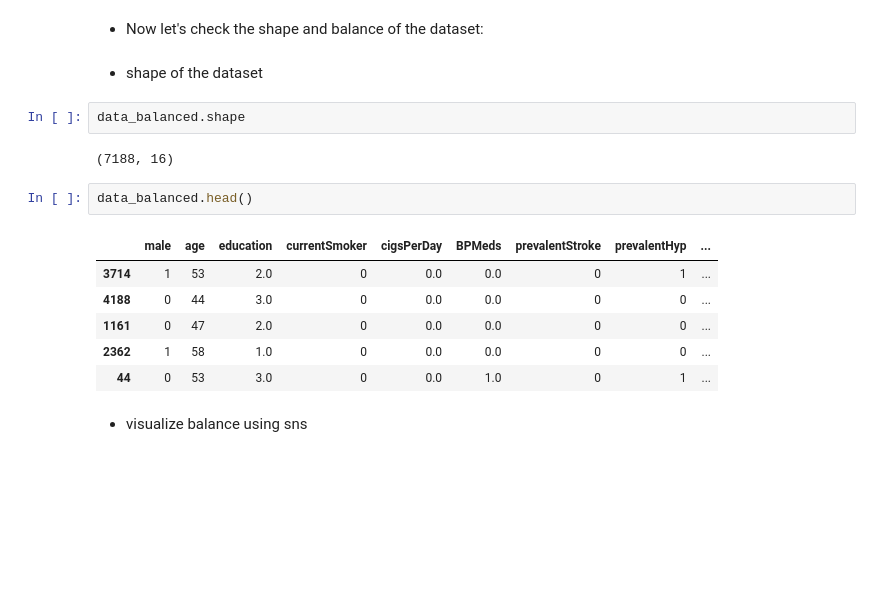
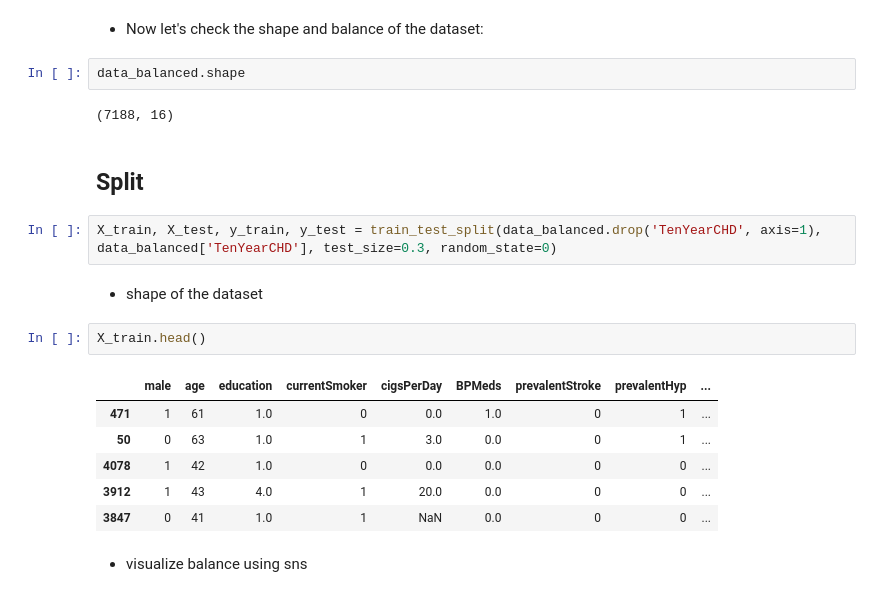
Before and after one commit to RedocamaI/heart_disease_predictor, a Jupyter notebook: heart_disease_predictor.ipynb, the cells around one changed output. Saved outputs shown, nothing was run; the diff lists cells and outputs as text; blank space fills up the shorter version.

```diff
--- a/heart_disease_predictor.ipynb
+++ b/heart_disease_predictor.ipynb
@@ -107,21 +107,25 @@ print(data_balanced['TenYearCHD'].value_counts())
 Name: TenYearCHD, dtype: int64
 # %% [markdown]
 - Now let's check the shape and balance of the dataset:
+# %%
+data_balanced.shape
+# %% [output]
+(7188, 16)
+# %% [markdown]
+## Split
+# %%
+X_train, X_test, y_train, y_test = train_test_split(data_balanced.drop('TenYearCHD', axis=1), data_balanced['TenYearCHD'], test_size=0.3, random_state=0)
 # %% [markdown]
 - shape of the dataset
-# %%
-data_balanced.shape
-# %% [output]
-(7188, 16)
 # %%
-data_balanced.head()
+X_train.head()
 # %% [output]
 |  | male | age | education | currentSmoker | cigsPerDay | BPMeds | prevalentStroke | prevalentHyp | ... |
-| 3714 | 1 | 53 | 2.0 | 0 | 0.0 | 0.0 | 0 | 1 | ... |
-| 4188 | 0 | 44 | 3.0 | 0 | 0.0 | 0.0 | 0 | 0 | ... |
-| 1161 | 0 | 47 | 2.0 | 0 | 0.0 | 0.0 | 0 | 0 | ... |
-| 2362 | 1 | 58 | 1.0 | 0 | 0.0 | 0.0 | 0 | 0 | ... |
-| 44 | 0 | 53 | 3.0 | 0 | 0.0 | 1.0 | 0 | 1 | ... |
+| 471 | 1 | 61 | 1.0 | 0 | 0.0 | 1.0 | 0 | 1 | ... |
+| 50 | 0 | 63 | 1.0 | 1 | 3.0 | 0.0 | 0 | 1 | ... |
+| 4078 | 1 | 42 | 1.0 | 0 | 0.0 | 0.0 | 0 | 0 | ... |
+| 3912 | 1 | 43 | 4.0 | 1 | 20.0 | 0.0 | 0 | 0 | ... |
+| 3847 | 0 | 41 | 1.0 | 1 | NaN | 0.0 | 0 | 0 | ... |
 # %% [markdown]
 - visualize balance using sns
 # %%
```
Also changed, not shown: parts of 59 cells of this notebook.
